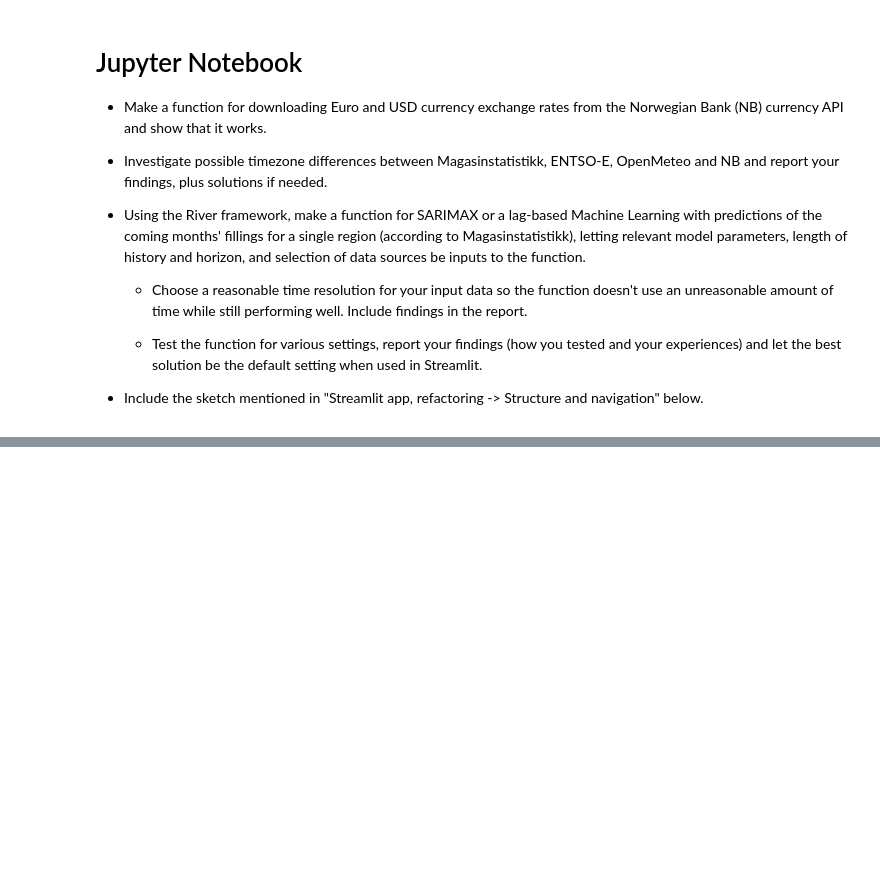
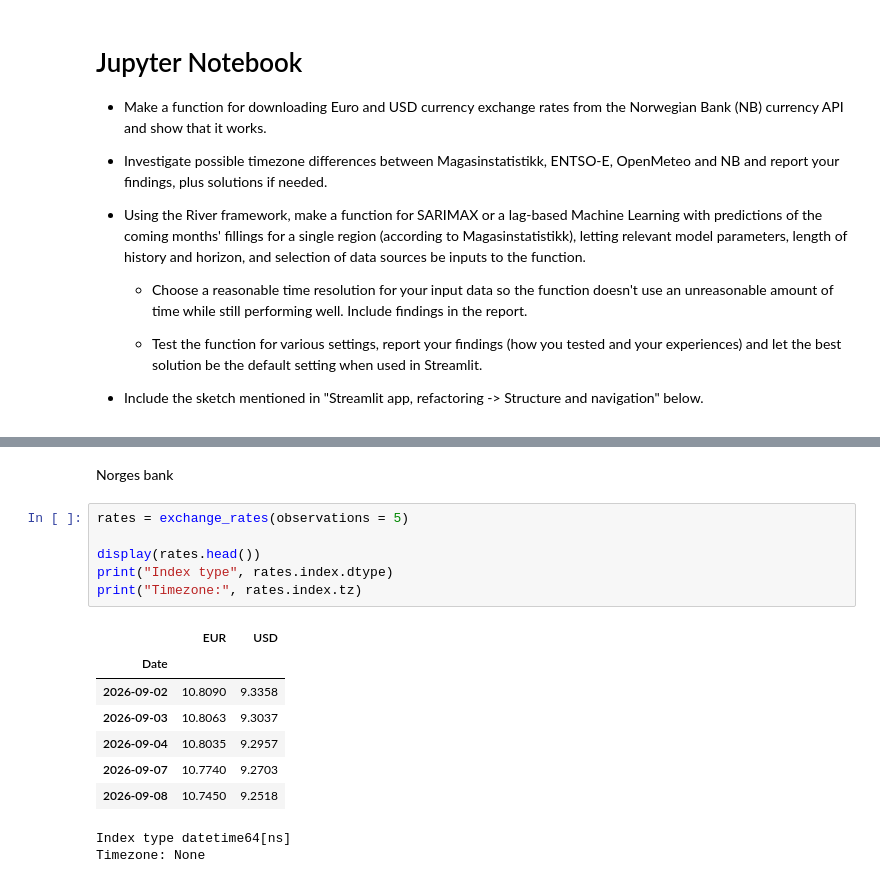
Before and after one commit to danielytsan/IND320APP, a Jupyter notebook: notebooks/Part4.ipynb, the cells around one changed output, grey strips where cells are left out. Saved outputs shown, nothing was run; the diff lists cells and outputs as text; blank space fills up the shorter version.

```diff
--- a/notebooks/Part4.ipynb
+++ b/notebooks/Part4.ipynb
@@ -141,0 +263,18 @@ Date
+# %% [markdown]
+Norges bank
+# %%
+rates = exchange_rates(observations = 5)
+
+display(rates.head())
+print("Index type", rates.index.dtype)
+print("Timezone:", rates.index.tz)
+# %% [output]
+|  | EUR | USD |
+| Date |  |  |
+| 2026-09-02 | 10.8090 | 9.3358 |
+| 2026-09-03 | 10.8063 | 9.3037 |
+| 2026-09-04 | 10.8035 | 9.2957 |
+| 2026-09-07 | 10.7740 | 9.2703 |
+| 2026-09-08 | 10.7450 | 9.2518 |
+Index type datetime64[ns]
+Timezone: None
```
Also changed, not shown: parts of 17 cells of this notebook.
